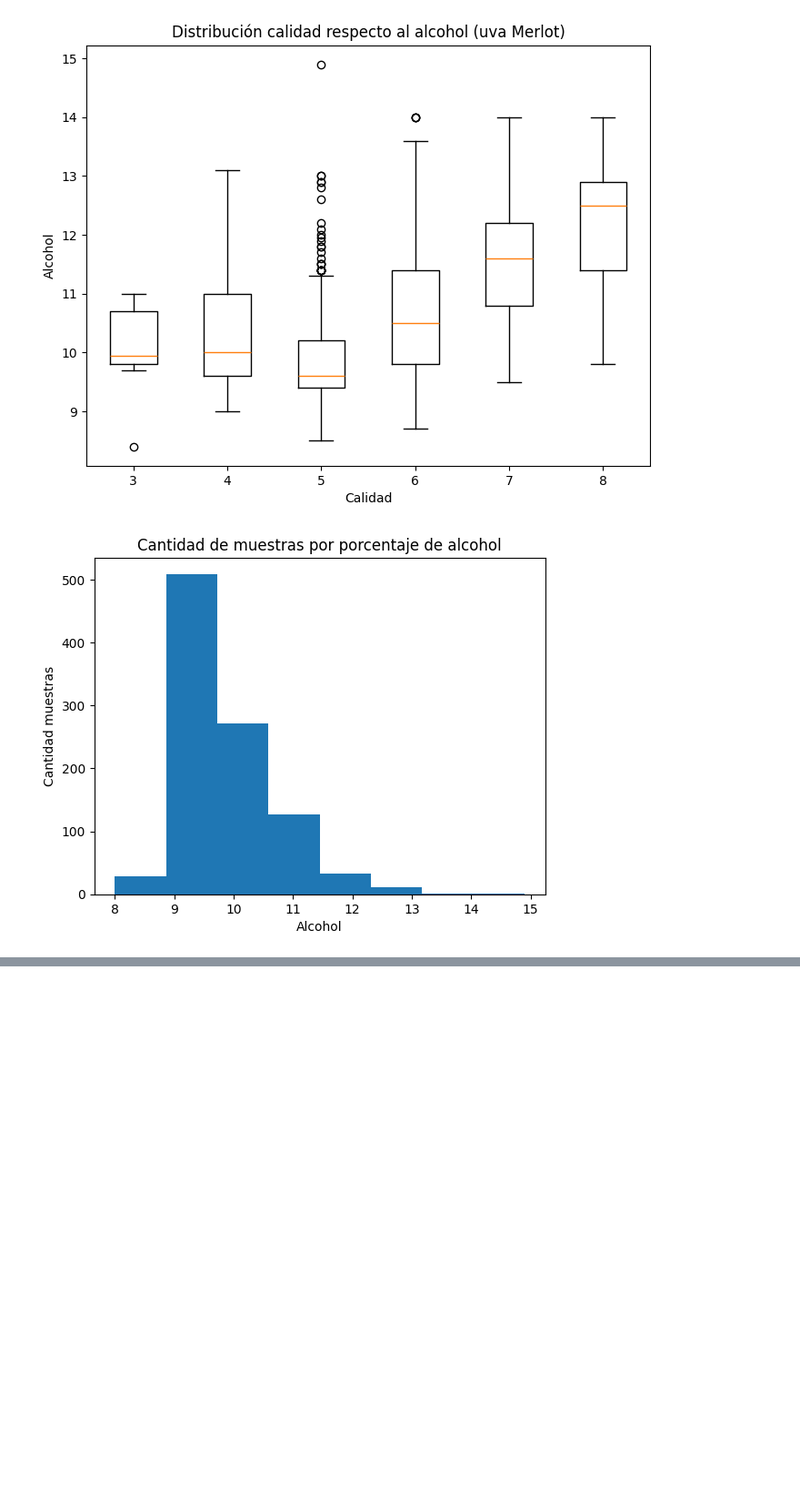
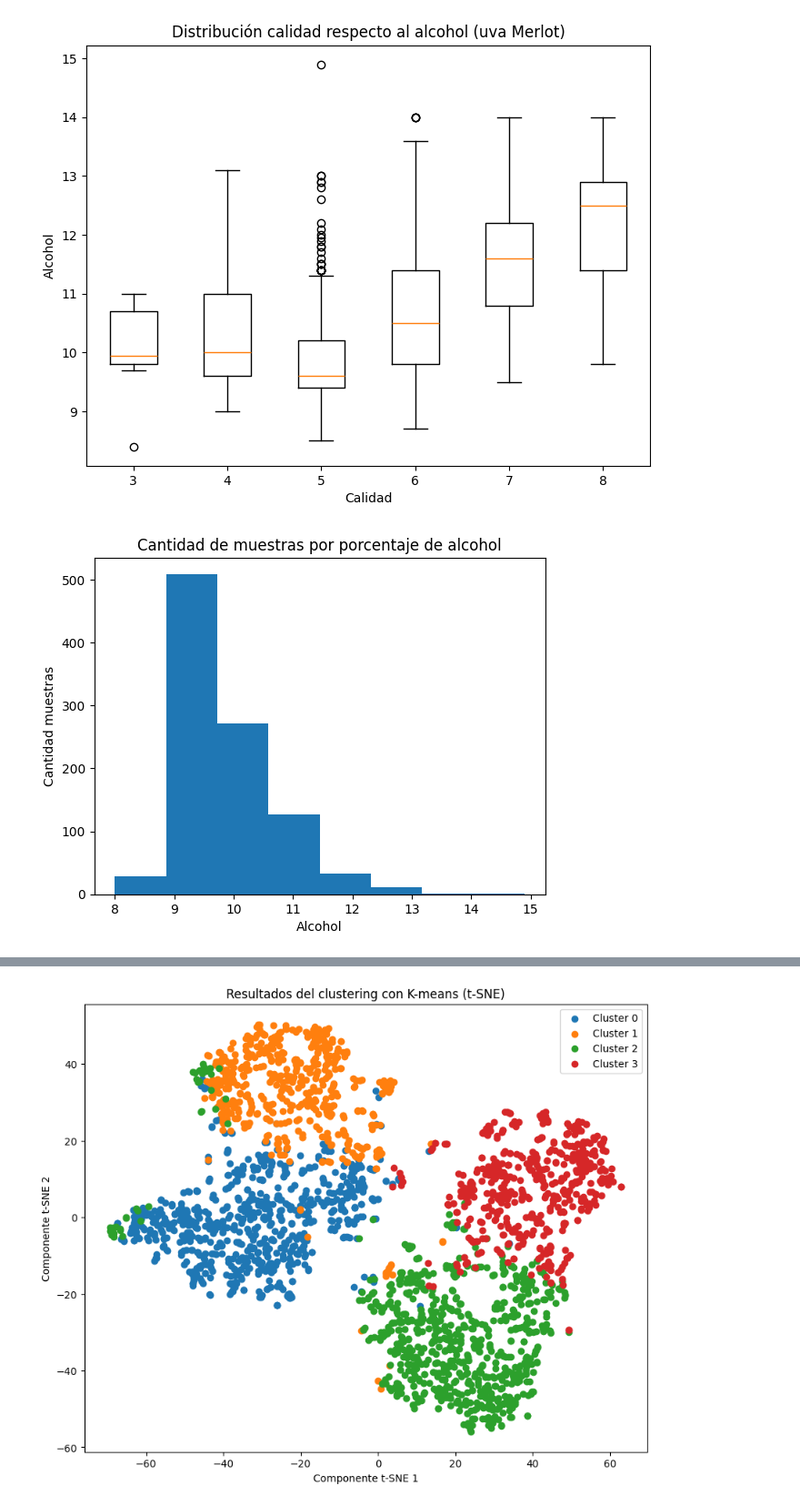
Before and after one commit to abriliglesias/Tp-ciencia-de-datos-, a Jupyter notebook: tpe.ipynb, the cells around one changed output, grey strips where cells are left out. Shown at 91% size. Drawn from its saved outputs; the diff is of its cells as text; code cells hidden in the pictures; blank space fills up the shorter version.

Commit message:
Actualizando requirements y agregando clustering y red dim a nb

```diff
--- a/tpe.ipynb
+++ b/tpe.ipynb
@@ -931,0 +1063,14 @@ procentaje_uva.round(2)
+# %%
+from sklearn.cluster import KMeans
+
+# separamos las features de los nombres de los países
+quality = df_filtrado['quality']
+features_data_vinos = df_filtrado.drop(columns=['type', 'quality'])
+
+# inicializamos un objeto de la clase KMeans con el modelo
+kmeans = KMeans(n_clusters=4, verbose=0, random_state=10)
+# lo aplicamos sobre nuestros datos para hallar los centroides
+kmeans.fit(features_data_vinos)
+# y obtenemos los clusters a los que fueron asignadas las muestras
+clusters_kmeans = kmeans.predict(features_data_vinos)
+print(clusters_kmeans)
@@ -931,0 +1079,10 @@ procentaje_uva.round(2)
+# %%
+import pandas as pd
+
+# Creamos un DataFrame con los países y los clusters asignados
+cluster_df = pd.DataFrame({'Quality': quality, 'Cluster': clusters_kmeans})
+
+# Imprimimos los países de cada cluster
+for cluster_num in range(4):
+  print(f"\nCluster {cluster_num}:")
+  print(cluster_df[cluster_df['Cluster'] == cluster_num]['Quality'].tolist())
@@ -931,0 +1101,23 @@ procentaje_uva.round(2)
+# %%
+import matplotlib.pyplot as plt
+from sklearn.manifold import TSNE
+
+# Reducir la dimensionalidad de los datos usando t-SNE
+tsne = TSNE(n_components=2, random_state=42)
+tsne_results = tsne.fit_transform(features_data_vinos)
+
+# Crear un DataFrame con los resultados de t-SNE y los clusters
+tsne_df = pd.DataFrame({'x': tsne_results[:, 0], 'y': tsne_results[:, 1], 'Cluster': clusters_kmeans, 'Quality': quality})
+
+# Graficar los resultados de t-SNE, coloreando los puntos según el cluster
+plt.figure(figsize=(10, 8))
+for cluster_num in range(4):
+  plt.scatter(tsne_df[tsne_df['Cluster'] == cluster_num]['x'], tsne_df[tsne_df['Cluster'] == cluster_num]['y'], label=f'Cluster {cluster_num}')
+
+plt.xlabel('Componente t-SNE 1')
+plt.ylabel('Componente t-SNE 2')
+plt.title('Resultados del clustering con K-means (t-SNE)')
+plt.legend()
+plt.show()
+# %% [output]
+[figure, added]
```
Also changed, not shown: parts of 16 cells of this notebook, 1 other file.
